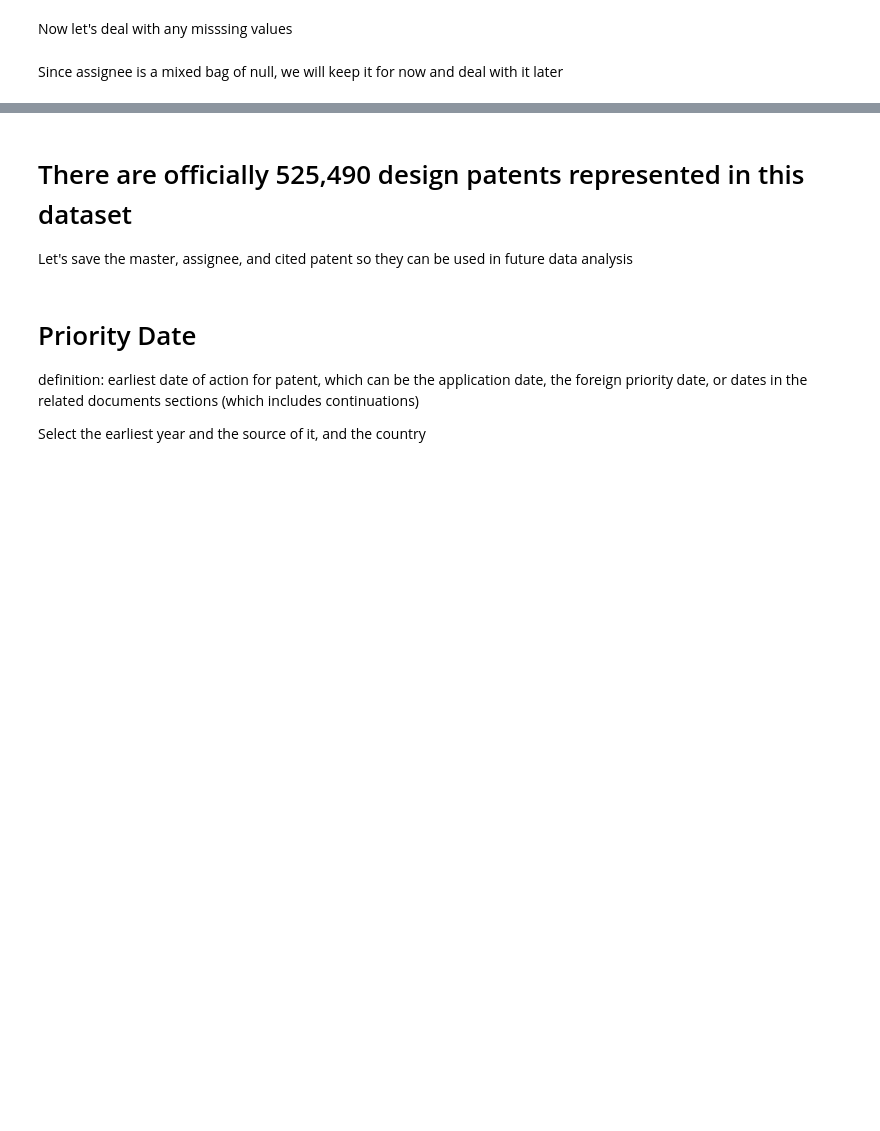
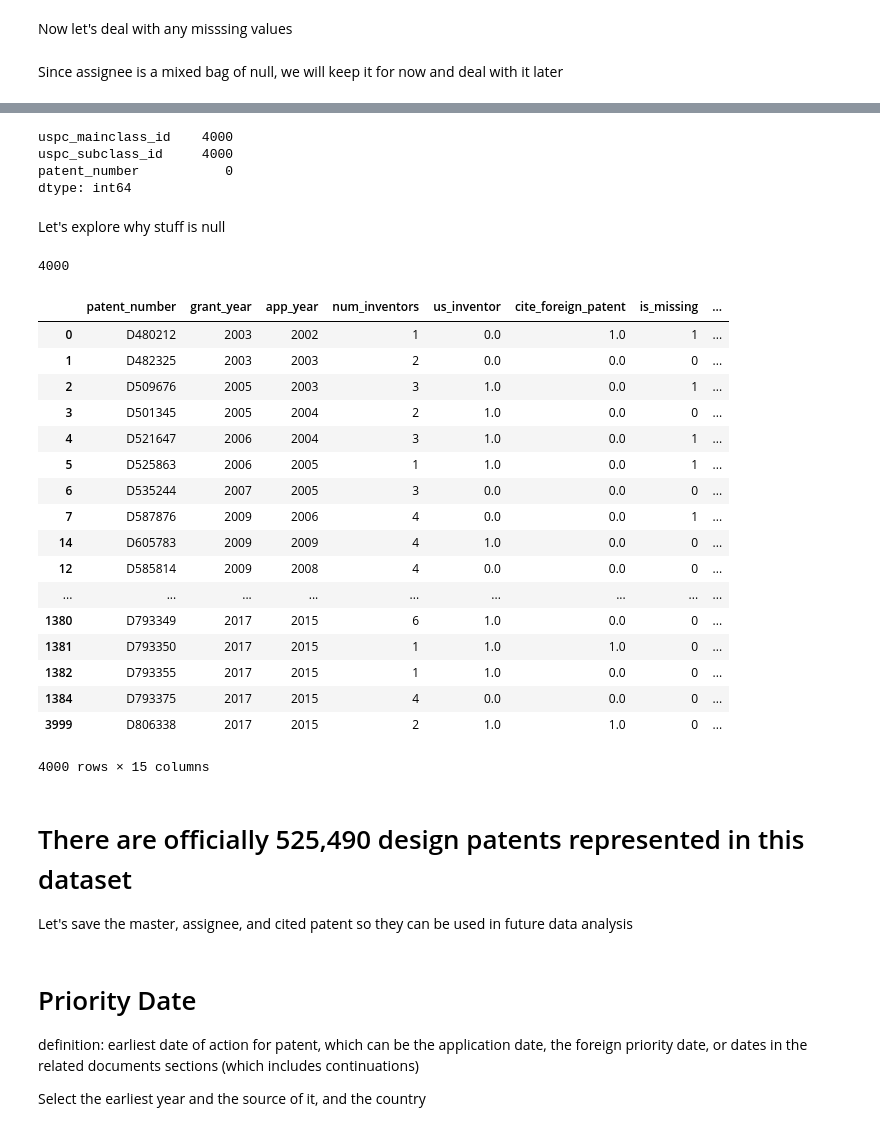
Before and after one commit to TieraLee/patents, a Jupyter notebook: Step 1 - Gather dataset.ipynb, the cells around one changed output, grey strips where cells are left out. Drawn from its saved outputs; the diff is of its cells as text; code cells hidden in the pictures; blank space fills up the shorter version.

```diff
--- a/Step 1 - Gather dataset.ipynb
+++ b/Step 1 - Gather dataset.ipynb
@@ -68,28 +68,27 @@ for year in range(1980,2016):
         data = r.json()
         print(year,"-",page,"-",data['count'])
 
-        print(data)
-        break
+#         print(data)
         # several columns in the JSON are nested, which will create a nested dataframe.
         # This creates different dataframes for each nested object, which can all be combined later
-        df = pd.io.json.json_normalize(data['patents'])
-        top_level = pd.concat([top_level, df], ignore_index=True)
+#         df = pd.io.json.json_normalize(data['patents'])
+#         top_level = pd.concat([top_level, df], ignore_index=True)
 
 
-        df = pd.io.json.json_normalize(data['patents'], record_path=['applications'], meta=['patent_number'])
-        applications_level = pd.concat([applications_level, df], ignore_index=True)
+#         df = pd.io.json.json_normalize(data['patents'], record_path=['applications'], meta=['patent_number'])
+#         applications_level = pd.concat([applications_level, df], ignore_index=True)
 
-        df = pd.io.json.json_normalize(data['patents'], record_path=['assignees'], meta=['patent_number'])
-        assignee_level = pd.concat([assignee_level, df], ignore_index=True)
+#         df = pd.io.json.json_normalize(data['patents'], record_path=['assignees'], meta=['patent_number'])
+#         assignee_level = pd.concat([assignee_level, df], ignore_index=True)
 
-        df = pd.io.json.json_normalize(data['patents'], record_path = ['cited_patents'], meta=['patent_number'])
-        cited_patents_level = pd.concat([cited_patents_level, df], ignore_index=True)
+#         df = pd.io.json.json_normalize(data['patents'], record_path = ['cited_patents'], meta=['patent_number'])
+#         cited_patents_level = pd.concat([cited_patents_level, df], ignore_index=True)
 
-        df = pd.io.json.json_normalize(data['patents'], record_path=['inventors'], meta=['patent_number'])
-        inventor_level = pd.concat([inventor_level, df], ignore_index=True)
+#         df = pd.io.json.json_normalize(data['patents'], record_path=['inventors'], meta=['patent_number'])
+#         inventor_level = pd.concat([inventor_level, df], ignore_index=True)
 
-        df = pd.io.json.json_normalize(data['patents'], record_path=['foreign_priority'], meta=['patent_number'])
-        foreign_priority_level = pd.concat([foreign_priority_level, df], ignore_index=True)
+#         df = pd.io.json.json_normalize(data['patents'], record_path=['foreign_priority'], meta=['patent_number'])
+#         foreign_priority_level = pd.concat([foreign_priority_level, df], ignore_index=True)
 
         df = pd.io.json.json_normalize(data['patents'], record_path = ['uspcs'], meta=['patent_number'])
         uspcs_level = pd.concat([uspcs_level, df], ignore_index=True)
@@ -310,0 +331,39 @@ Since assignee is a mixed bag of null, we will keep it for now and deal with it
+# %%
+uspcs_level = remove_non_design(uspcs_level)
+# %%
+uspcs_level.isnull().sum()
+# %% [output]
+uspc_mainclass_id    4000
+uspc_subclass_id     4000
+patent_number           0
+dtype: int64
+# %% [markdown]
+Let's explore why stuff is null
+# %%
+null_classes = uspcs_level.loc[uspcs_level['uspc_mainclass_id'].isnull()]
+# %%
+null_classes['patent_number'].nunique()
+# %% [output]
+4000
+# %%
+# master = pd.read_csv('data/master.csv')
+pd.merge(master, null_classes, on='patent_number', how='right').sort_values('grant_year')
+# %% [output]
+|  | patent_number | grant_year | app_year | num_inventors | us_inventor | cite_foreign_patent | is_missing | ... |
+| 0 | D480212 | 2003 | 2002 | 1 | 0.0 | 1.0 | 1 | ... |
+| 1 | D482325 | 2003 | 2003 | 2 | 0.0 | 0.0 | 0 | ... |
+| 2 | D509676 | 2005 | 2003 | 3 | 1.0 | 0.0 | 1 | ... |
+| 3 | D501345 | 2005 | 2004 | 2 | 1.0 | 0.0 | 0 | ... |
+| 4 | D521647 | 2006 | 2004 | 3 | 1.0 | 0.0 | 1 | ... |
+| 5 | D525863 | 2006 | 2005 | 1 | 1.0 | 0.0 | 1 | ... |
+| 6 | D535244 | 2007 | 2005 | 3 | 0.0 | 0.0 | 0 | ... |
+| 7 | D587876 | 2009 | 2006 | 4 | 0.0 | 0.0 | 1 | ... |
+| 14 | D605783 | 2009 | 2009 | 4 | 1.0 | 0.0 | 0 | ... |
+| 12 | D585814 | 2009 | 2008 | 4 | 0.0 | 0.0 | 0 | ... |
+| ... | ... | ... | ... | ... | ... | ... | ... | ... |
+| 1380 | D793349 | 2017 | 2015 | 6 | 1.0 | 0.0 | 0 | ... |
+| 1381 | D793350 | 2017 | 2015 | 1 | 1.0 | 1.0 | 0 | ... |
+| 1382 | D793355 | 2017 | 2015 | 1 | 1.0 | 0.0 | 0 | ... |
+| 1384 | D793375 | 2017 | 2015 | 4 | 0.0 | 0.0 | 0 | ... |
+| 3999 | D806338 | 2017 | 2015 | 2 | 1.0 | 1.0 | 0 | ... |
+4000 rows × 15 columns
```
Also changed, not shown: parts of 8 cells of this notebook.
